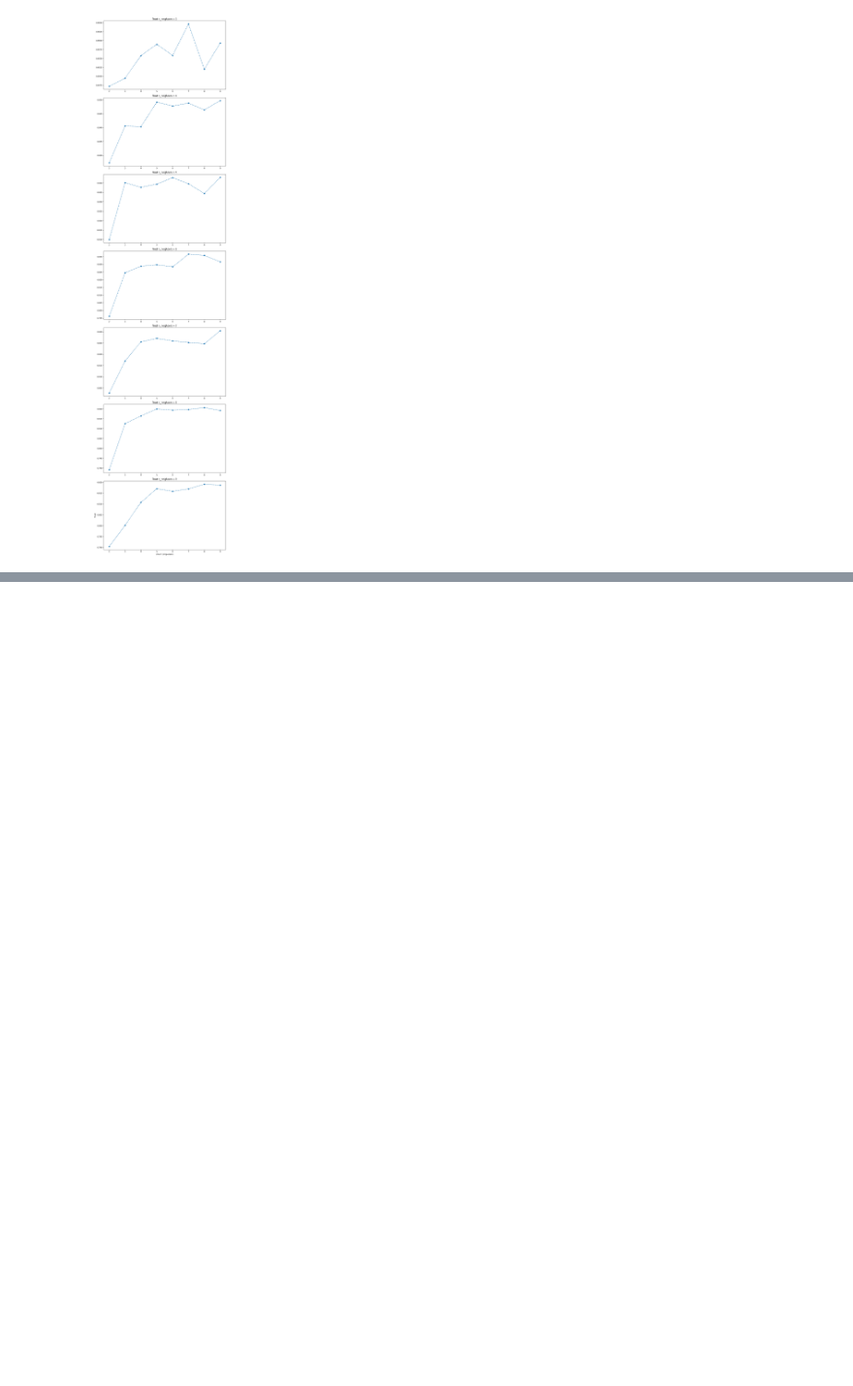
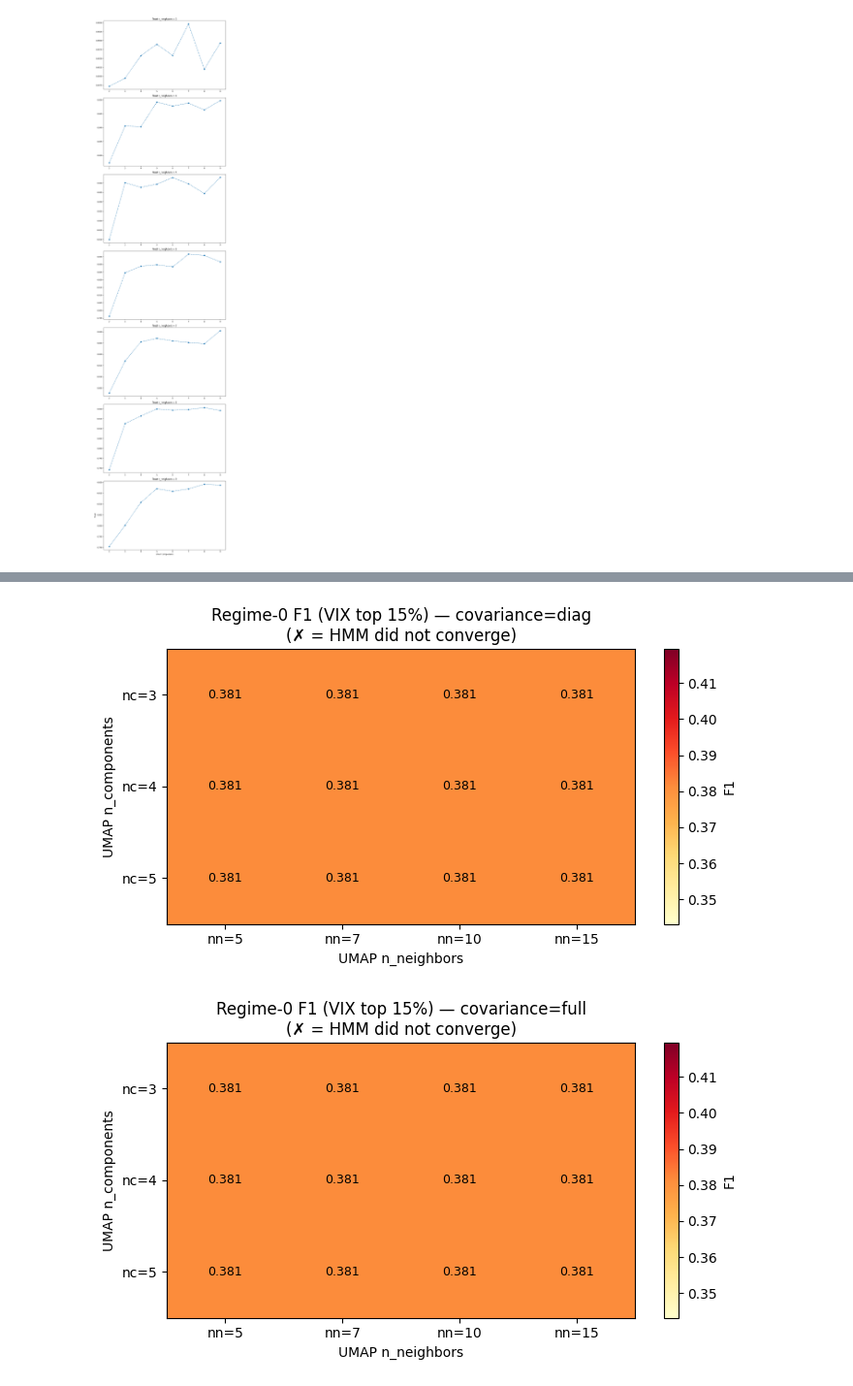
Before and after one commit to MLforFinance/project, a Jupyter notebook: src/analysis/umap_components.ipynb, the cells around one changed output, grey strips where cells are left out. Shown at 97% size. Saved outputs shown, nothing was run; the diff lists cells and outputs as text; code cells hidden in the pictures; blank space fills up the shorter version.

```diff
--- a/src/analysis/umap_components.ipynb
+++ b/src/analysis/umap_components.ipynb
@@ -128,0 +413,34 @@ plt.tight_layout()
+# %%
+import matplotlib.colors as mcolors
+
+for cov_type in covariance_types:
+    sub = df_grid[df_grid["cov_type"] == cov_type]
+    pivot = sub.pivot(index="n_components", columns="n_neighbors", values="f1")
+
+    fig, ax = plt.subplots(figsize=(7, 4))
+    im = ax.imshow(pivot.values, aspect="auto", cmap="YlOrRd",
+                   vmin=df_grid["f1"].min(), vmax=df_grid["f1"].max())
+    ax.set_xticks(range(len(n_neighbors_grid)))
+    ax.set_xticklabels([f"nn={v}" for v in n_neighbors_grid])
+    ax.set_yticks(range(len(n_components_grid)))
+    ax.set_yticklabels([f"nc={v}" for v in n_components_grid])
+
+    for i in range(len(n_components_grid)):
+        for j in range(len(n_neighbors_grid)):
+            val = pivot.values[i, j]
+            conv = sub[
+                (sub["n_components"] == n_components_grid[i]) &
+                (sub["n_neighbors"]  == n_neighbors_grid[j])
+            ]["hmm_converged"].values[0]
+            marker = "" if conv else " ✗"
+            ax.text(j, i, f"{val:.3f}{marker}", ha="center", va="center", fontsize=9)
+
+    plt.colorbar(im, ax=ax, label="F1")
+    ax.set_title(f"Regime-0 F1 (VIX top 15%) — covariance={cov_type}\n(✗ = HMM did not converge)")
+    ax.set_xlabel("UMAP n_neighbors")
+    ax.set_ylabel("UMAP n_components")
+    plt.tight_layout()
+    plt.show()
+# %% [output]
+[figure, added]
+[figure, added]
```
Also changed, not shown: parts of 9 cells of this notebook, 39 other files.
